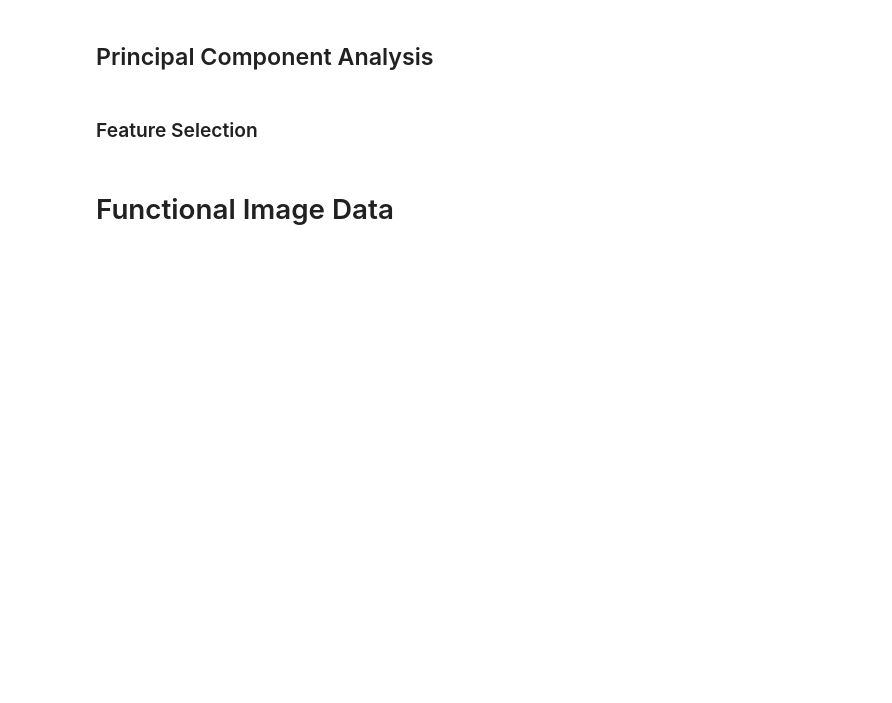
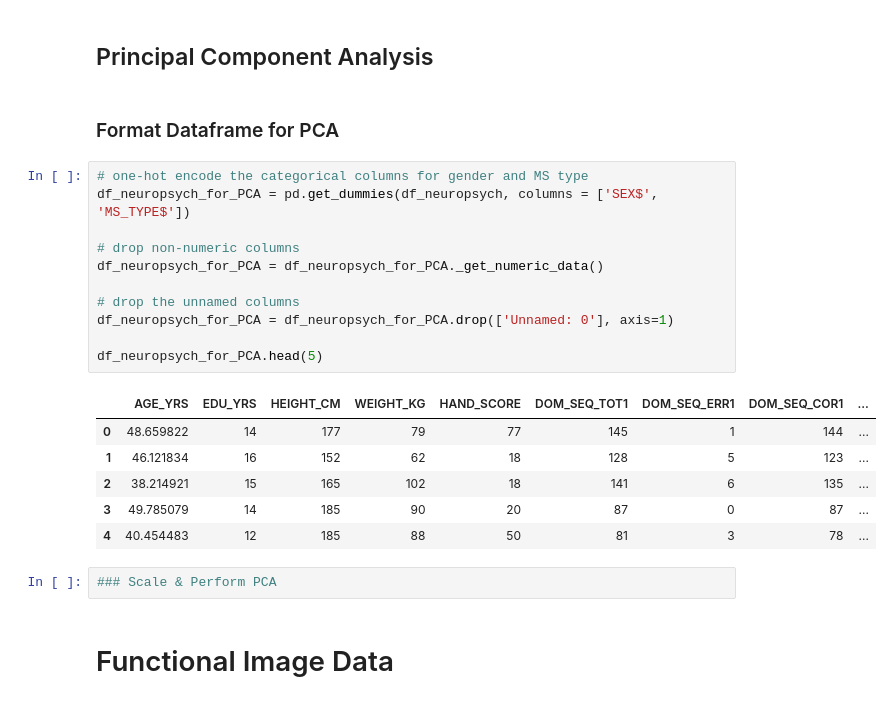
Before and after one commit to liuforest/CLMS_MRI, a Jupyter notebook: Analysis/analysis_fMRI.ipynb, the cells around one changed output. Saved outputs shown, nothing was run; the diff lists cells and outputs as text; blank space fills up the shorter version.

```diff
--- a/Analysis/analysis_fMRI.ipynb
+++ b/Analysis/analysis_fMRI.ipynb
@@ -297,8 +297,28 @@ for i in range(len(EDSS_subscores)):
 [figure]
 # %% [markdown]
 ## Principal Component Analysis
-# %% [markdown]
-### Feature Selection
+# %% [markdown]
+### Format Dataframe for PCA
+# %%
+# one-hot encode the categorical columns for gender and MS type
+df_neuropsych_for_PCA = pd.get_dummies(df_neuropsych, columns = ['SEX$', 'MS_TYPE$'])
+
+# drop non-numeric columns
+df_neuropsych_for_PCA = df_neuropsych_for_PCA._get_numeric_data()
+
+# drop the unnamed columns
+df_neuropsych_for_PCA = df_neuropsych_for_PCA.drop(['Unnamed: 0'], axis=1)
+
+df_neuropsych_for_PCA.head(5)
+# %% [output]
+|  | AGE_YRS | EDU_YRS | HEIGHT_CM | WEIGHT_KG | HAND_SCORE | DOM_SEQ_TOT1 | DOM_SEQ_ERR1 | DOM_SEQ_COR1 | ... |
+| 0 | 48.659822 | 14 | 177 | 79 | 77 | 145 | 1 | 144 | ... |
+| 1 | 46.121834 | 16 | 152 | 62 | 18 | 128 | 5 | 123 | ... |
+| 2 | 38.214921 | 15 | 165 | 102 | 18 | 141 | 6 | 135 | ... |
+| 3 | 49.785079 | 14 | 185 | 90 | 20 | 87 | 0 | 87 | ... |
+| 4 | 40.454483 | 12 | 185 | 88 | 50 | 81 | 3 | 78 | ... |
+# %%
+### Scale & Perform PCA
 # %% [markdown]
 # Functional Image Data
 # %%
```
